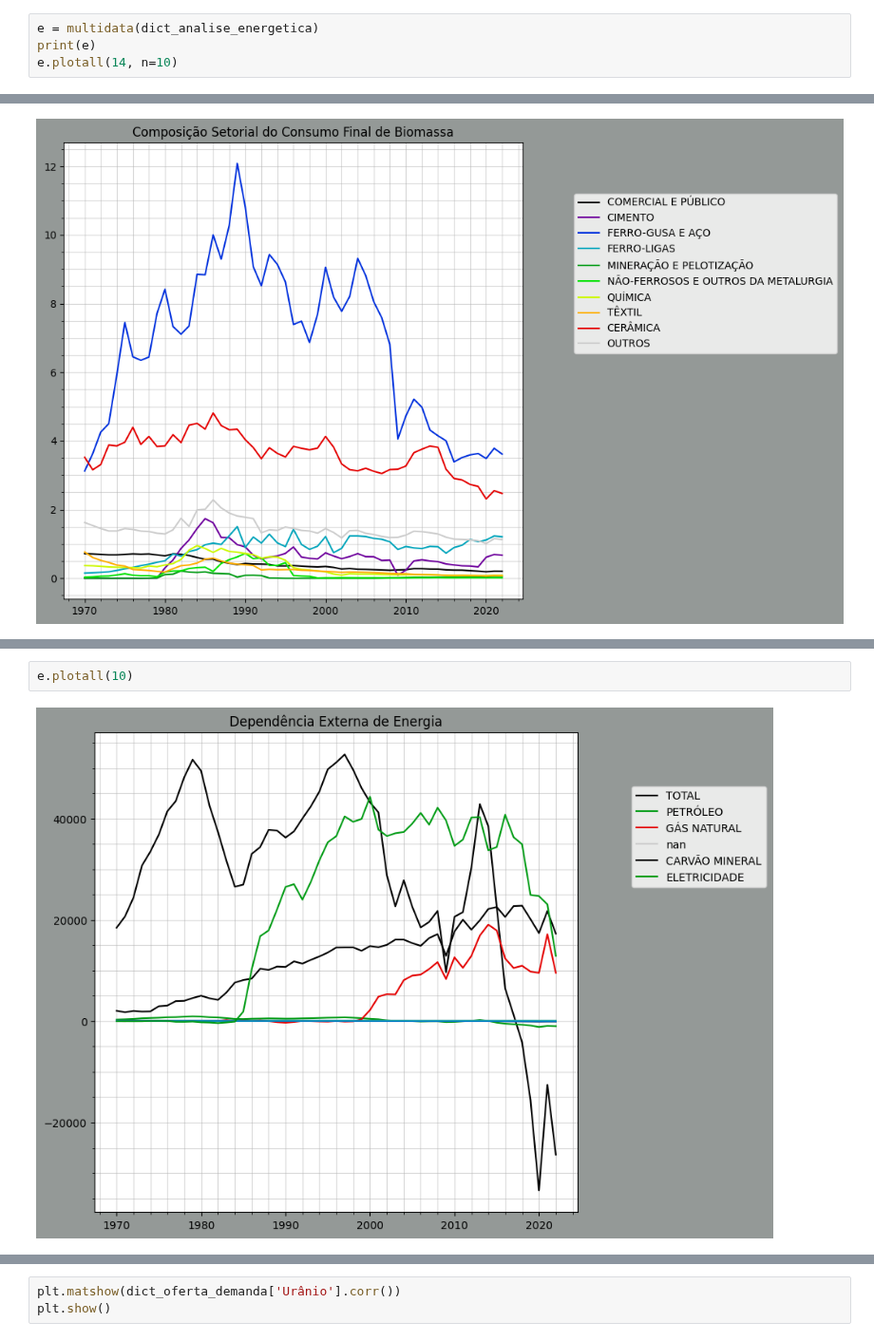
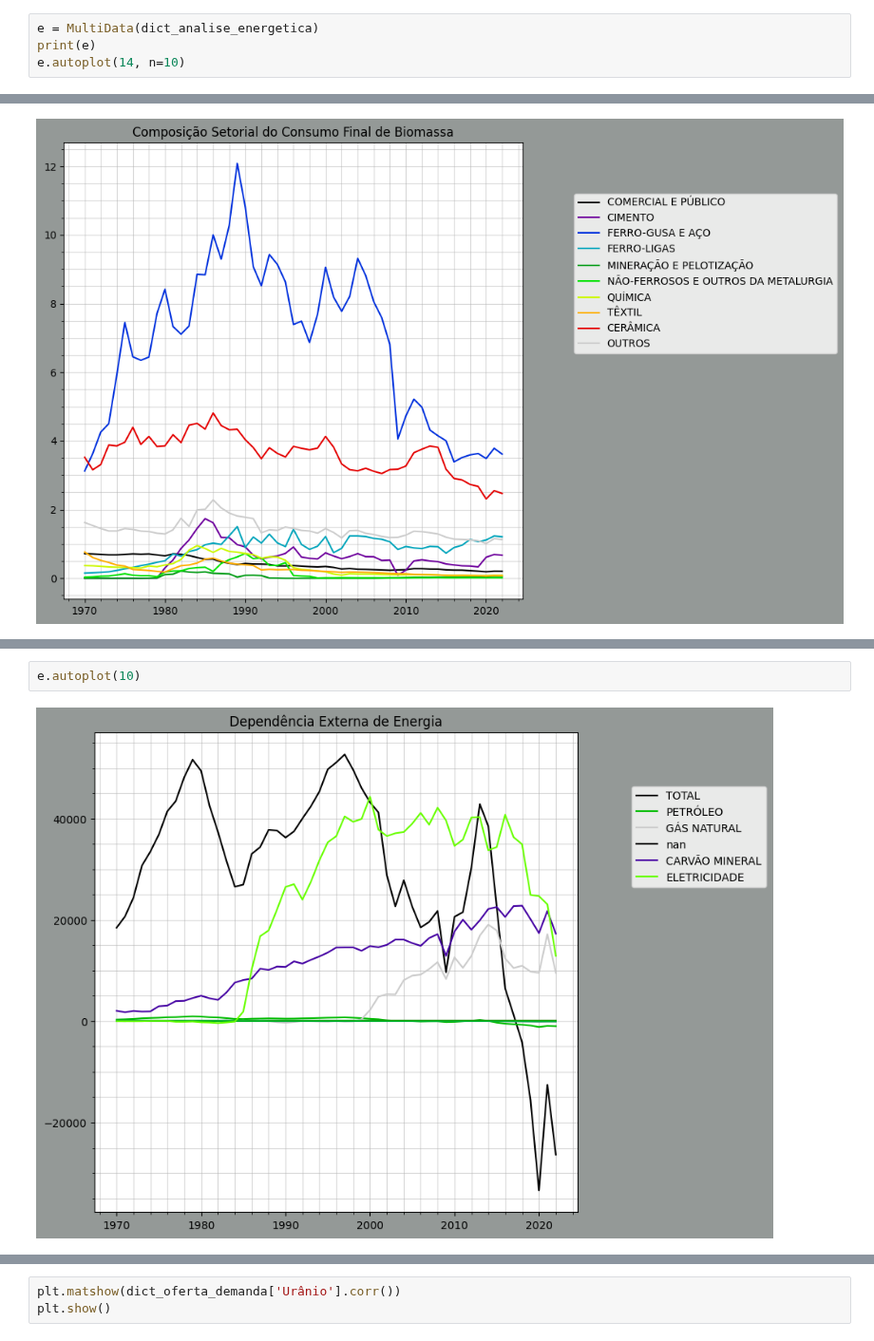
Before and after one commit to scrrpfv/projeto-ip, a Jupyter notebook: Analises/testes.ipynb, the cells around one changed output, grey strips where cells are left out. Shown at 95% size. Drawn from its saved outputs; the diff is of its cells as text.

Commit message:
Atualização do testes.ipynb Atualizei o testes.ipynb para que ele funcione com a nova versão do MultiData com o autoplot

```diff
--- a/Analises/testes.ipynb
+++ b/Analises/testes.ipynb
@@ -14,9 +14,9 @@ eletr = dict_oferta_demanda['Eletricidade']
 prima = dict_analise_energetica['Produção_de_Energia_Primária']
 oftin = dict_analise_energetica['Oferta_Interna_de_Energia']
 # %%
-e = multidata(dict_analise_energetica)
+e = MultiData(dict_analise_energetica)
 print(e)
-e.plotall(14, n=10)
+e.autoplot(14, n=10)
 # %% [output]
 Produção_de_Energia_Primária | Produção_de_Energia_Primária_% | Oferta_Interna_de_Energia | Oferta_Interna_de_Energia_% | Consumo_Final_por_Fonte | Consumo_Final_por_Fonte_% | Consumo_Final_por_Setor  ...
 [figure]
@@ -31,5 +31,5 @@ e.plotall(5)
 # %%
-e.plotall(10)
+e.autoplot(10)
 # %% [output]
-[figure, old version]
+[figure, new version]
 # %%
```
Also changed, not shown: parts of 3 cells of this notebook.
